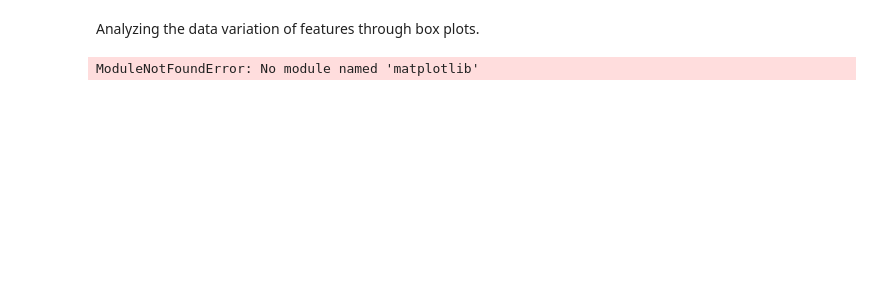
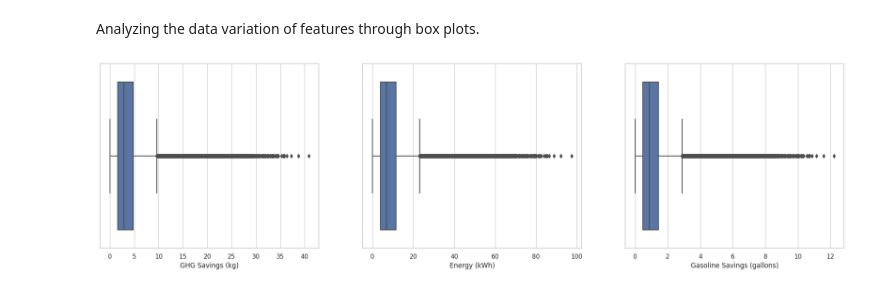
Before and after one commit to natvar55/IT496_Data_Voyagers_Project1, a Jupyter notebook: EV_Charging_Station_Usage.ipynb, the cells around one changed output. Cells and saved outputs as stored; diff of their text form; code cells hidden in the pictures; blank space fills up the shorter version.

```diff
--- a/EV_Charging_Station_Usage.ipynb
+++ b/EV_Charging_Station_Usage.ipynb
@@ -8,6 +8,6 @@ import pandas as pd
 import matplotlib.pyplot as plt
 import seaborn as sns
 # %%
-df=pd.read_csv("C:\Users\Shashank\Documents\Sem-5\Data Mining\Project1\IT496_Data_Voyagers_Project1\EVChargingStationUsage.csv")
+df=pd.read_csv('EVChargingStationUsage.csv')
 df.head()
 # %% [output]
@@ -44,13 +50,10 @@ df.describe()
 # %% [markdown]
 Analyzing the data variation of features through box plots.
 # %%
-import matplotlib.pyplot as plt
-import seaborn as sns
-
-fig, ax = plt.subplots(1, 3, figsize=(12, 4))
+fig, ax = plt.subplots(1, 3, figsize=(24, 6))
 
 sns.set_theme(style="whitegrid")
-for axid, col in enumerate(["BHK", "Size", "Bathroom"]):
+for axid, col in enumerate(["GHG Savings (kg)", "Energy (kWh)", "Gasoline Savings (gallons)"]):
     sns.boxplot(x=df[col], ax=ax[axid])
 # %% [output]
-ModuleNotFoundError: No module named 'matplotlib'
+[figure, added]
```
Also changed, not shown: parts of 3 cells of this notebook.
